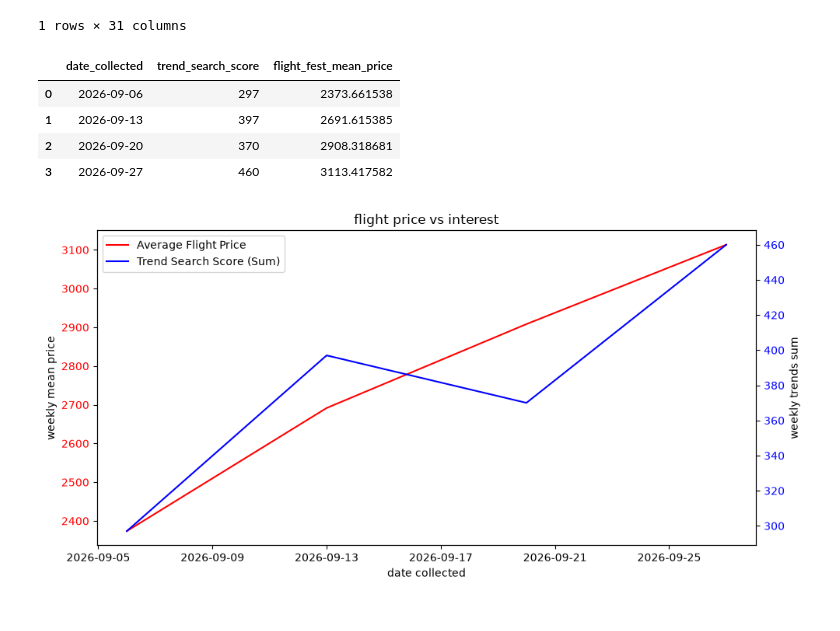
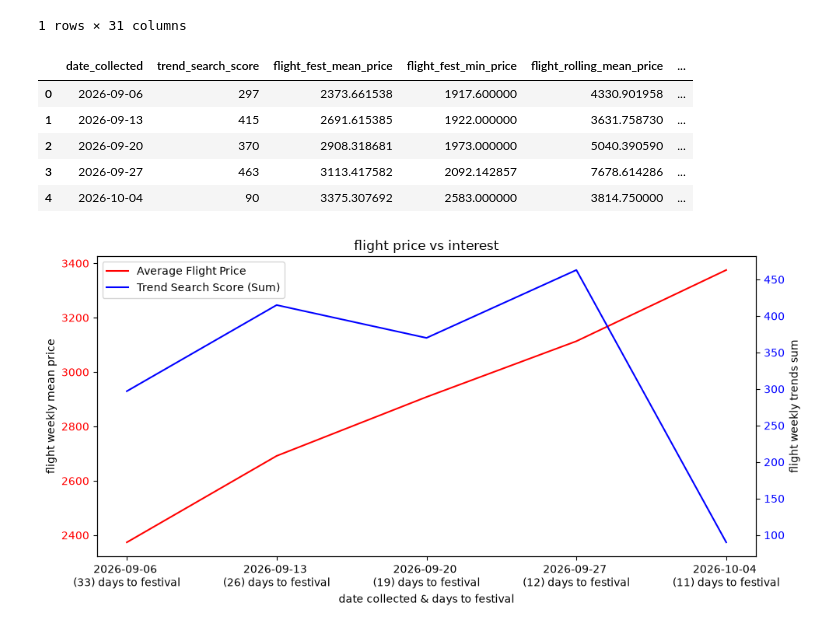
Before and after one commit to Naehum-Dela-Cruz/dep-data-engineering-naehum, a Jupyter notebook: notebooks/week_14_eda_visualization.ipynb, the cells around one changed output. Cells and saved outputs as stored; diff of their text form; code cells hidden in the pictures.

Commit message:
WIP (week 14) : eda initial version. To add-markdown notes after each figure in plain language.

```diff
--- a/notebooks/week_14_eda_visualization.ipynb
+++ b/notebooks/week_14_eda_visualization.ipynb
@@ -19,18 +28,34 @@ df.head(1)
 df['date_collected'] = pd.to_datetime(df['date_collected'])
 # display(df.dtypes)
 # %%
+# resample to weekly
 weekly_df = df.set_index('date_collected').resample('W').agg({
     'trend_search_score':'sum',
-    'flight_fest_mean_price': 'mean'
+    'flight_fest_mean_price':'mean',
+    'flight_fest_min_price':'mean',
+    'flight_rolling_mean_price':'mean',
+    'days_to_festival':'min',
+    'hotel_fest_mean_price':'mean',
+    'hotel_fest_min_price':'mean',
+    'hotel_rolling_mean_price':'mean'
+
 }).reset_index()
+
+# custom tag
+weekly_df['combined_yAxisTitle'] = weekly_df['date_collected'].astype(str) + " \n(" + weekly_df['days_to_festival'].astype(str) + ") days to festival"
+
+# price difference
+# weekly_df['flight_price_diff_rolling_v_target'] = weekly_df['flight_rolling_mean_price'] - weekly_df['flight_fest_mean_price']
+# weekly_df['hotel_price_diff_rolling_v_target'] = weekly_df['hotel_rolling_mean_price'] - weekly_df['hotel_fest_mean_price']
 # %%
 weekly_df
 # %% [output]
-|  | date_collected | trend_search_score | flight_fest_mean_price |
-| 0 | 2026-09-06 | 297 | 2373.661538 |
-| 1 | 2026-09-13 | 397 | 2691.615385 |
-| 2 | 2026-09-20 | 370 | 2908.318681 |
-| 3 | 2026-09-27 | 460 | 3113.417582 |
+|  | date_collected | trend_search_score | flight_fest_mean_price | flight_fest_min_price | flight_rolling_mean_price | ... |
+| 0 | 2026-09-06 | 297 | 2373.661538 | 1917.600000 | 4330.901958 | ... |
+| 1 | 2026-09-13 | 415 | 2691.615385 | 1922.000000 | 3631.758730 | ... |
+| 2 | 2026-09-20 | 370 | 2908.318681 | 1973.000000 | 5040.390590 | ... |
+| 3 | 2026-09-27 | 463 | 3113.417582 | 2092.142857 | 7678.614286 | ... |
+| 4 | 2026-10-04 | 90 | 3375.307692 | 2583.000000 | 3814.750000 | ... |
 # %%
 import matplotlib.pyplot as plt
 
@@ -38,36 +63,38 @@ fig, ax1 = plt.subplots(figsize=(10, 5))
 
 # plotting two y axises
 
 line1 = ax1.plot(
-    weekly_df['date_collected'],
+    weekly_df['combined_yAxisTitle'],
     weekly_df['flight_fest_mean_price'],
     label='Average Flight Price',
     color='red')
-ax1.set_xlabel('date collected')
-ax1.set_ylabel('weekly mean price')
+ax1.set_xlabel('date collected & days to festival')
+ax1.set_ylabel('flight weekly mean price')
 ax1.tick_params(axis='y', labelcolor='red')
+# ax1.set_yinverted(True)
 
 ax2 = ax1.twinx()
 
 line2 = ax2.plot(
-    weekly_df['date_collected'],
+    weekly_df['combined_yAxisTitle'],
     weekly_df['trend_search_score'],
     label='Trend Search Score (Sum)',
     color='blue')
-ax2.set_ylabel('weekly trends sum')
+ax2.set_ylabel('flight weekly trends sum')
 ax2.tick_params(axis='y', labelcolor='blue')
+# ax2.set_yinverted(True)
 
 # combining the lines
 
 lines = line1 + line2
 
 labels = [l.get_label() for l in lines]
 ax1.legend(lines, labels, loc='upper left')
 
 # showing what we got
 
 plt.title('flight price vs interest')
 fig.tight_layout()
 plt.show()
 # %% [output]
-[figure, old version]
+[figure, new version]
```
Also changed, not shown: parts of 11 cells of this notebook.
